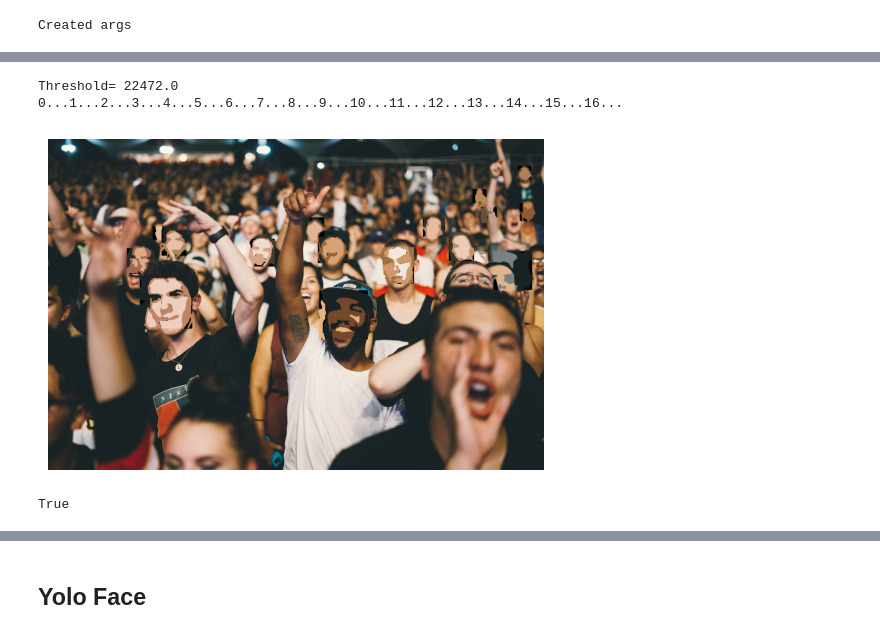
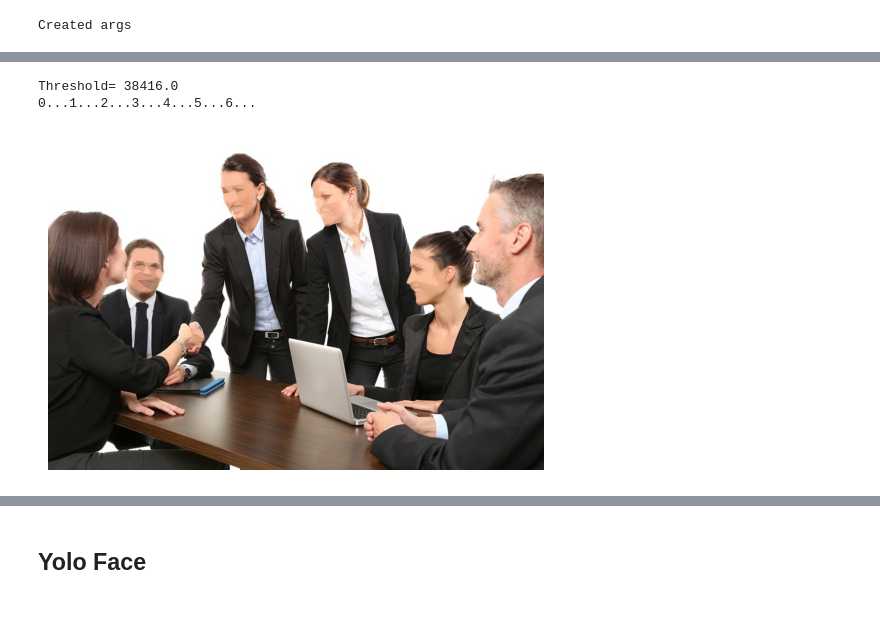
Before and after one commit to vinayak19th/Aesthetic-Face-De-Identification, a Jupyter notebook: python_experiments/CutOutFilter.ipynb, the cells around one changed output, grey strips where cells are left out. Cells and saved outputs as stored; diff of their text form; code cells hidden in the pictures.

```diff
--- a/python_experiments/CutOutFilter.ipynb
+++ b/python_experiments/CutOutFilter.ipynb
@@ -92,15 +105,15 @@ def get_crops(image):
     for (x, y, w, h) in faces:
         crop_images.append(image[y:y+h, x:x+w])
     return faces , crop_images
+# %%
+def black_inpaint(fitler:np.ndarray):
+    paint_mask = cv2.inRange(fitler, (0,0,0),(5,5,5))
+    return cv2.inpaint(fitler, paint_mask, 1, flags=cv2.INPAINT_TELEA)
 # %%
 def smooth_blend(fitler:np.ndarray,orig:np.ndarray,coordinates:tuple,mask:np):
     """
         coordinates: (y,y+h,x,x+w)
     """
-    print(mask.shape)
     mask= cv2.resize(mask,fitler.shape[:2])/255
-    a_channels = cv2.split(orig[coordinates[0]:coordinates[1], coordinates[2]:coordinates[3]])
-    b_channels = cv2.split(canvas)
-    o_channels = np.add(np.multiply(a_channels,mask),np.multiply(b_channels,(1-mask)))
-    orig[coordinates[0]:coordinates[1], coordinates[2]:coordinates[3]] = cv2.merge(o_channels)
+    orig[coordinates[0]:coordinates[1], coordinates[2]:coordinates[3]] = np.add(np.multiply(orig[coordinates[0]:coordinates[1], coordinates[2]:coordinates[3]],mask),np.multiply(fitler,(1-mask)))
     return orig
@@ -148,10 +183,10 @@ if not args.quiet:
 class Args:
     in_file="KSJ.jpg"
     out_file = "./outtest.png"
-    blur_kernel = 9
-    n_clusters = 6
-    min_area = 10
-    poly_epsilon = 10
+    blur_kernel = 23
+    n_clusters = 11
+    min_area = 200
+    poly_epsilon = 15
     quiet = False
     final_blur = False
     def __init__(self):
@@ -314,11 +323,11 @@ stitch.save("./compare.png")
 # %%
 class Args:
-    in_file="crowd.jpg"
+    in_file="original.png"
     out_file = "outs/"+in_file.split('.')[0]+".png"
     blur_kernel = 5
-    n_clusters = 3
-    min_area = 100
-    poly_epsilon = 1
+    n_clusters = 7
+    min_area = 200
+    poly_epsilon = 14
     quiet = True
     final_blur = False
     def __init__(self):
@@ -349,7 +358,7 @@ metadata
 orig = cv2.imread(args.in_file)
 img = orig.copy()
 # show(im)
-
+mask = cv2.imread("./masks/mask5.png")
 faces,images = get_crops(img)
 outputs = []
 threshold= 0
@@ -357,7 +366,7 @@ for i in faces:
     t = i[2]*i[3]
     if(t>threshold):
         threshold = t
-threshold /=2
+threshold /=1
 print("Threshold=",threshold)
 for i in range(len(images)):
     # print("Area:",faces[i][2]*faces[i][3])
@@ -385,34 +394,35 @@ for i in range(len(images)):
         # show(im)
 
         if not args.quiet:
             print(f'Finding contours with area gte {args.min_area}...')
 
         contours = find_contours(im, reps, args.min_area)
 
         if not args.quiet:
             print("Drawing{}...".format(i))
 
         canvas = np.zeros(im.shape, np.uint8)
         # show(im)
         for area, cont, rep in contours:
             approx = cv2.approxPolyDP(cont, args.poly_epsilon, True)
             cv2.drawContours(canvas, [approx], -1, rep, -1)
 
         if args.final_blur:
             canvas = cv2.GaussianBlur(canvas, (3, 3), 0)
         outputs.append(canvas)
 
 for i in range(len(outputs)):
     x,y,w,h = faces[i]
-    orig[y:y+h, x:x+w] = outputs[i]
+    outputs[i] = black_inpaint(outputs[i])
+    orig = smooth_blend(outputs[i],orig,(y,y+h, x,x+w),mask)
 
 # orig[y:y+h, x:x+w] = canvas
 # # if args.out_file is None:
 # print(metadata)
 show(orig)
 # else:
 #     cv2.imwrite(args.out_file, canvas)
 # %% [output]
-Threshold= 22472.0
-0...1...2...3...4...5...6...7...8...9...10...11...12...13...14...15...16...
+Threshold= 38416.0
+0...1...2...3...4...5...6...
-[figure, old version]
+[figure, new version]
@@ -430,4 +428,0 @@ def smooth_blend(fitler:np.ndarray,orig:np.ndarray,coordinates:tuple,mask:np):
-# %%
-cv2.imwrite("mask_single.png",alpha)
-# %% [output]
-True
```
Also changed, not shown: parts of 49 cells of this notebook, 22 other files.
